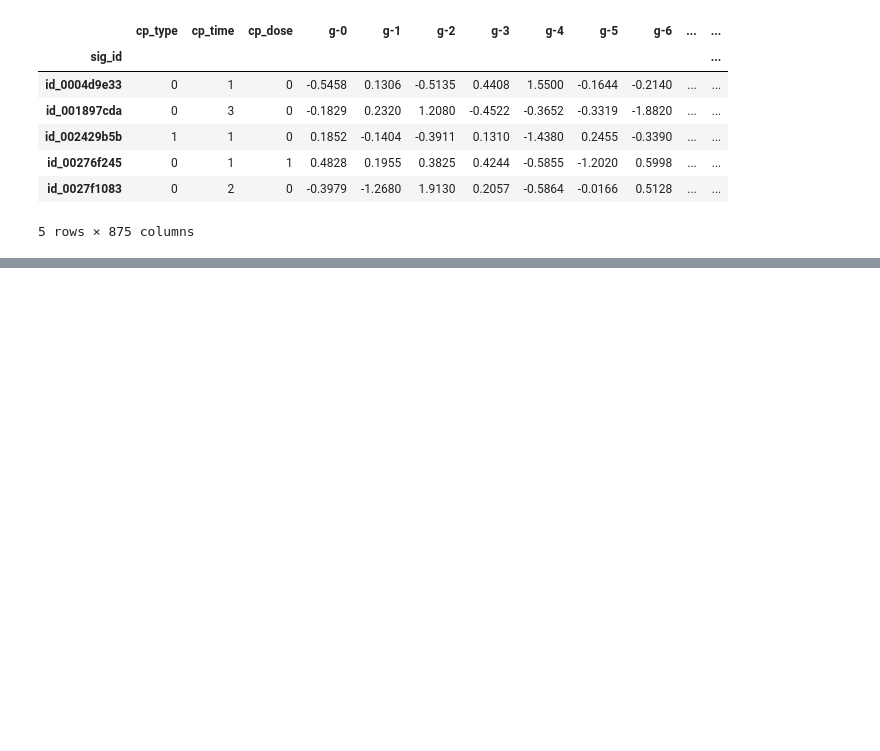
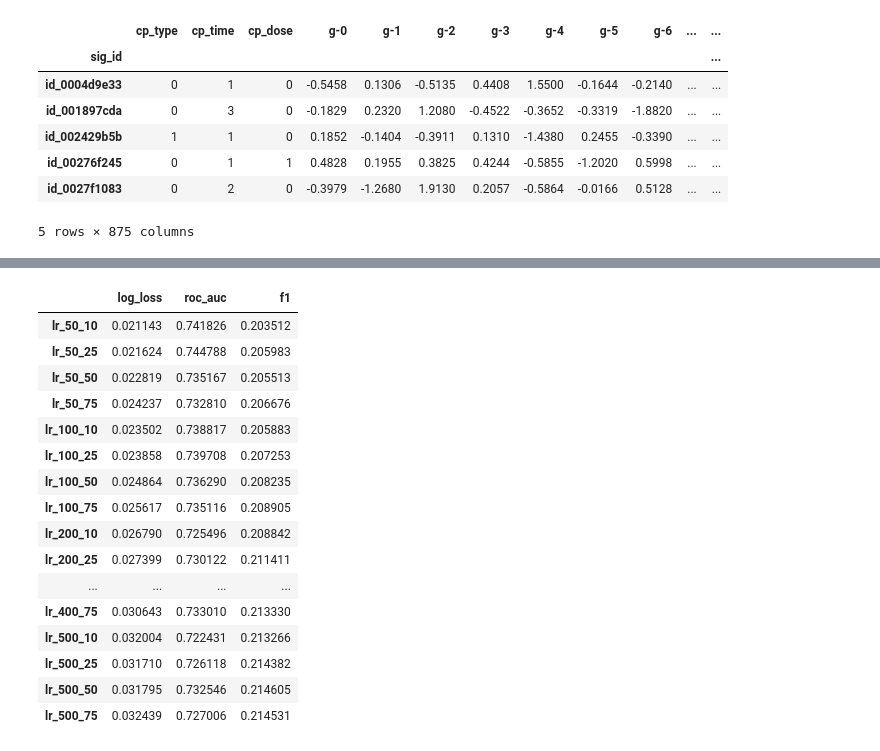
Before and after one commit to garywei944/aris_kaggle_lish-moa, a Jupyter notebook: main.ipynb, the cells around one changed output, grey strips where cells are left out. Saved outputs shown, nothing was run; the diff lists cells and outputs as text; code cells hidden in the pictures; blank space fills up the shorter version.

```diff
--- a/main.ipynb
+++ b/main.ipynb
@@ -195,0 +201,43 @@ INFO:root:The Average f1 is 0.21727000338508906
+# %%
+# Define PCA Function
+
+from sklearn.decomposition import PCA
+
+def pca(_x_train, _x_test, n_gene=200, n_cell=50):
+    genes = [col for col in _x_train.columns if col.startswith('g-')]
+    cells = [col for col in _x_train.columns if col.startswith('c-')]
+
+    # PCA genes
+    data_genes = pd.concat([pd.DataFrame(_x_train[genes]), pd.DataFrame(_x_test[genes])])
+    data_genes_pca = PCA(n_components=n_gene, random_state=42).fit_transform(data_genes)
+
+    train_gene_pca = data_genes_pca[:_x_train.shape[0]]
+    test_gene_pca = data_genes_pca[-_x_test.shape[0]:]
+
+    train_gene_pca = pd.DataFrame(train_gene_pca, columns=[f'pca_G-{i}' for i in range(n_gene)])
+    test_gene_pca = pd.DataFrame(test_gene_pca, columns=[f'pca_G-{i}' for i in range(n_gene)])
+
+    # PCA cells
+    data_cells = pd.concat([pd.DataFrame(_x_train[cells]), pd.DataFrame(_x_test[cells])])
+    data_cells_pca = PCA(n_components=n_cell, random_state=42).fit_transform(data_cells)
+
+    train_cells_pca = data_cells_pca[:_x_train.shape[0]]
+    test_cells_pca = data_cells_pca[-_x_test.shape[0]:]
+
+    train_cells_pca = pd.DataFrame(train_cells_pca, columns=[f'pca_C-{i}' for i in range(n_cell)])
+    test_cells_pca = pd.DataFrame(test_cells_pca, columns=[f'pca_C-{i}' for i in range(n_cell)])
+
+    # Generate new training and test data
+    _train_features = pd.concat((train_gene_pca, train_cells_pca), axis=1)
+    _test_features = pd.concat((test_gene_pca, test_cells_pca), axis=1)
+    return _train_features, _test_features
+# %%
+# Tuning PCA with linear regression
+
+cols = ['log_loss', 'roc_auc', 'f1']
+df = pd.DataFrame(columns=cols)
+for n_genes in [50, 100, 200, 400, 500]:
+    for n_cells in [10, 25, 50, 75]:
+        train_features, test_features = pca(x_train, x_test, n_genes, n_cells)
+        ll, auc, f1 = eval_model(LinearRegression(n_jobs=n_jobs),train_features, y_train, id_='lr_{}_{}'.format(n_genes, n_cells))
+        df = df.append(pd.Series([ll, auc, f1], name='lr_{}_{}'.format(n_genes, n_cells), index=cols))
@@ -195,0 +262,20 @@ INFO:root:The Average f1 is 0.21727000338508906
+# %%
+display(df)
+# %% [output]
+|  | log_loss | roc_auc | f1 |
+| lr_50_10 | 0.021143 | 0.741826 | 0.203512 |
+| lr_50_25 | 0.021624 | 0.744788 | 0.205983 |
+| lr_50_50 | 0.022819 | 0.735167 | 0.205513 |
+| lr_50_75 | 0.024237 | 0.732810 | 0.206676 |
+| lr_100_10 | 0.023502 | 0.738817 | 0.205883 |
+| lr_100_25 | 0.023858 | 0.739708 | 0.207253 |
+| lr_100_50 | 0.024864 | 0.736290 | 0.208235 |
+| lr_100_75 | 0.025617 | 0.735116 | 0.208905 |
+| lr_200_10 | 0.026790 | 0.725496 | 0.208842 |
+| lr_200_25 | 0.027399 | 0.730122 | 0.211411 |
+| ... | ... | ... | ... |
+| lr_400_75 | 0.030643 | 0.733010 | 0.213330 |
+| lr_500_10 | 0.032004 | 0.722431 | 0.213266 |
+| lr_500_25 | 0.031710 | 0.726118 | 0.214382 |
+| lr_500_50 | 0.031795 | 0.732546 | 0.214605 |
+| lr_500_75 | 0.032439 | 0.727006 | 0.214531 |
```
Also changed, not shown: parts of 4 cells of this notebook.
